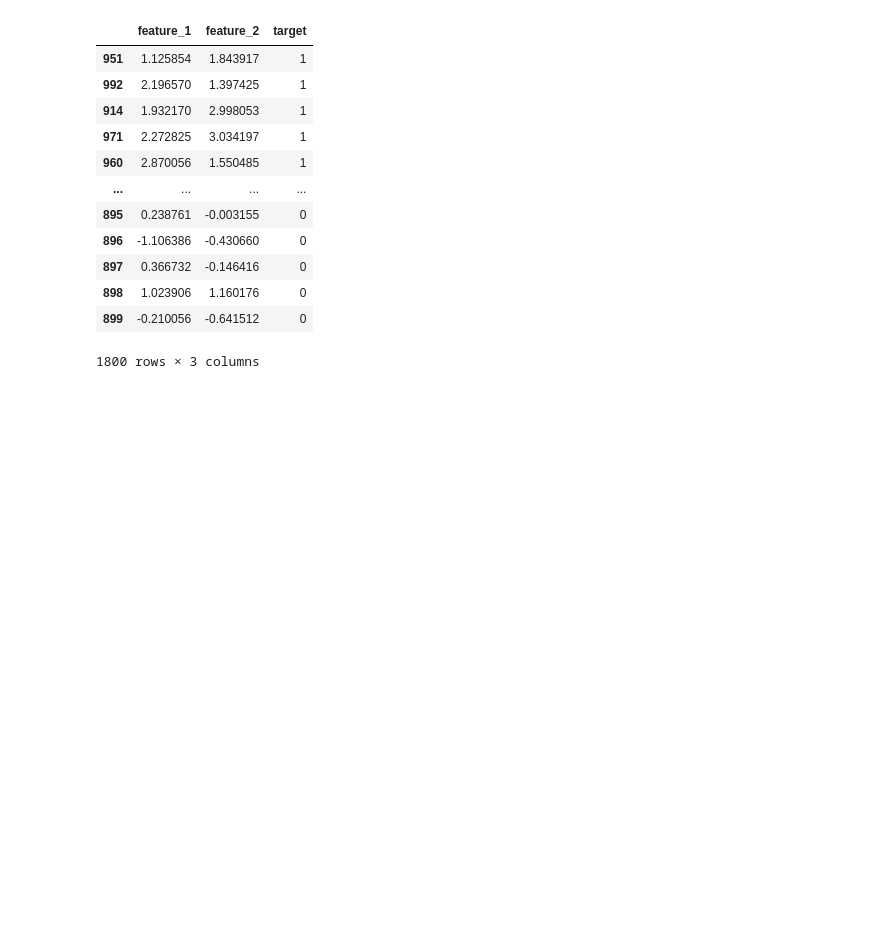
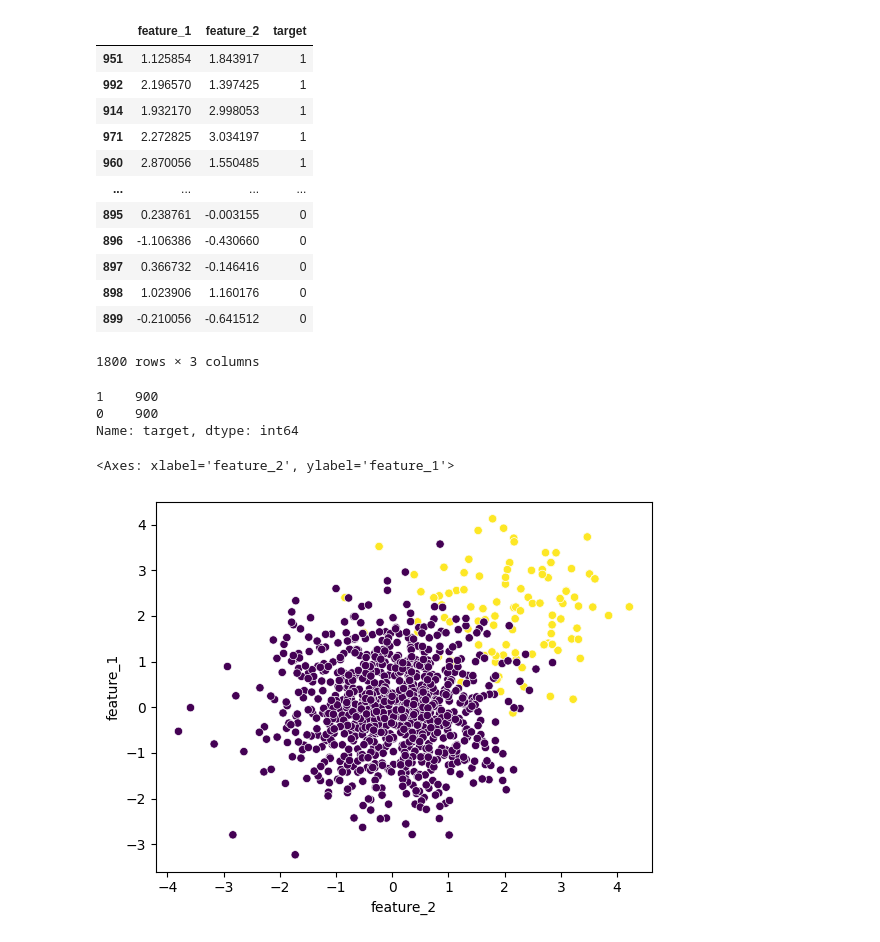
Before and after one commit to AbhishekWaghchaure/PW_Skills-Data-Science-Masters-course-complete-, a Jupyter notebook: 17thMarch_HandlingImbalacneDataset.ipynb, the cells around one changed output. Saved outputs shown, nothing was run; the diff lists cells and outputs as text; code cells hidden in the pictures; blank space fills up the shorter version.

```diff
--- a/17thMarch_HandlingImbalacneDataset.ipynb
+++ b/17thMarch_HandlingImbalacneDataset.ipynb
@@ -89,3 +95,9 @@ df_resampled
 | 898 | 1.023906 | 1.160176 | 0 |
 | 899 | -0.210056 | -0.641512 | 0 |
 1800 rows × 3 columns
+# %%
+df_resampled['target'].value_counts()
+# %% [output]
+1    900
+0    900
+Name: target, dtype: int64
@@ -91,0 +106,5 @@ df_resampled
+# %%
+sns.scatterplot(x = df_resampled['feature_2'], y = df_resampled['feature_1'], c = df_resampled['target'])
+# %% [output]
+<Axes: xlabel='feature_2', ylabel='feature_1'>
+[figure, added]
```
Also changed, not shown: parts of 2 cells of this notebook, 1 other file.
